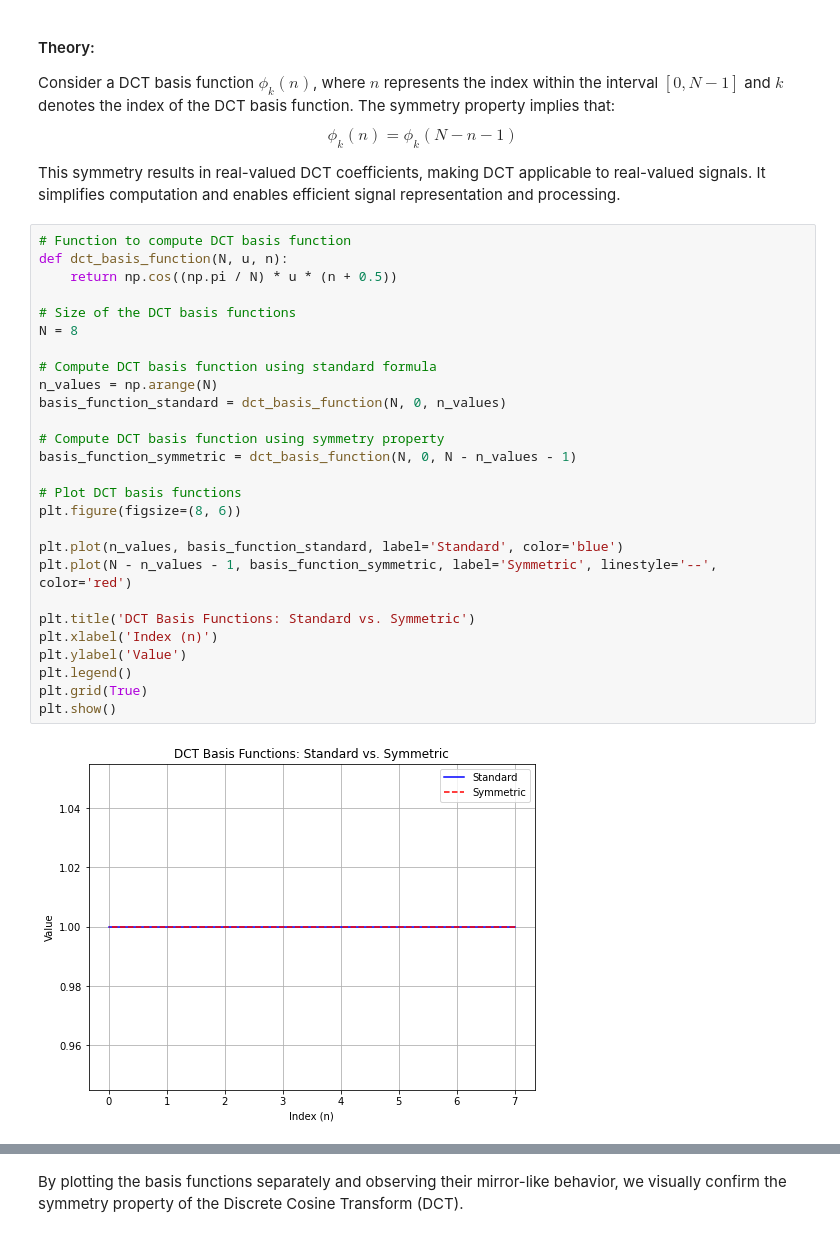
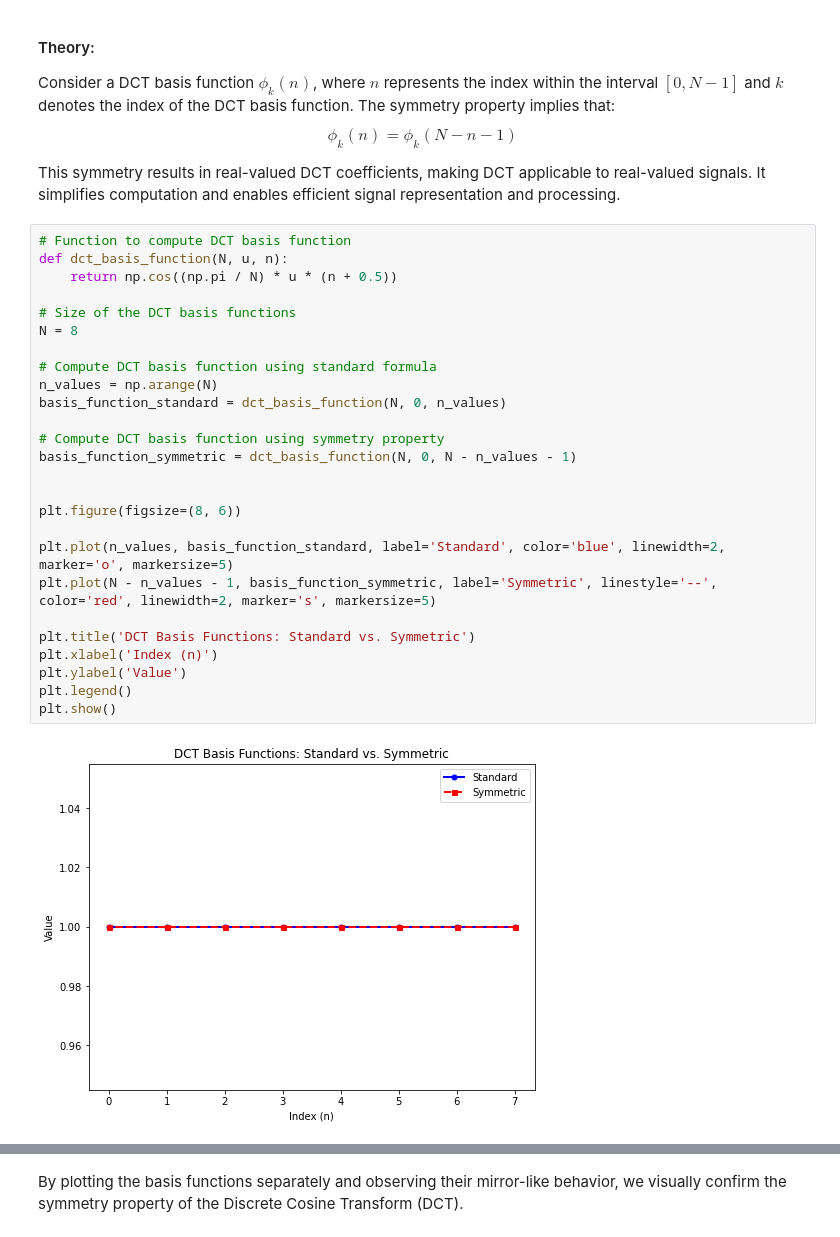
Before and after one commit to SanskarKejriwal/Tutorial_DCT, a Jupyter notebook: DCT.ipynb, the cells around one changed output, grey strips where cells are left out. Cells and saved outputs as stored; diff of their text form.

```diff
--- a/DCT.ipynb
+++ b/DCT.ipynb
@@ -289,29 +289,28 @@ This symmetry results in real-valued DCT coefficients, making DCT applicable to
 # %%
 # Function to compute DCT basis function
 def dct_basis_function(N, u, n):
     return np.cos((np.pi / N) * u * (n + 0.5))
 
 # Size of the DCT basis functions
 N = 8
 
 # Compute DCT basis function using standard formula
 n_values = np.arange(N)
 basis_function_standard = dct_basis_function(N, 0, n_values)
 
 # Compute DCT basis function using symmetry property
 basis_function_symmetric = dct_basis_function(N, 0, N - n_values - 1)
 
-# Plot DCT basis functions
+
 plt.figure(figsize=(8, 6))
 
-plt.plot(n_values, basis_function_standard, label='Standard', color='blue')
-plt.plot(N - n_values - 1, basis_function_symmetric, label='Symmetric', linestyle='--', color='red')
+plt.plot(n_values, basis_function_standard, label='Standard', color='blue', linewidth=2, marker='o', markersize=5)
+plt.plot(N - n_values - 1, basis_function_symmetric, label='Symmetric', linestyle='--', color='red', linewidth=2, marker='s', markersize=5)
 
 plt.title('DCT Basis Functions: Standard vs. Symmetric')
 plt.xlabel('Index (n)')
 plt.ylabel('Value')
 plt.legend()
-plt.grid(True)
 plt.show()
 # %% [output]
-[figure, old version]
+[figure, new version]
```
Also changed, not shown: parts of 3 cells of this notebook.
